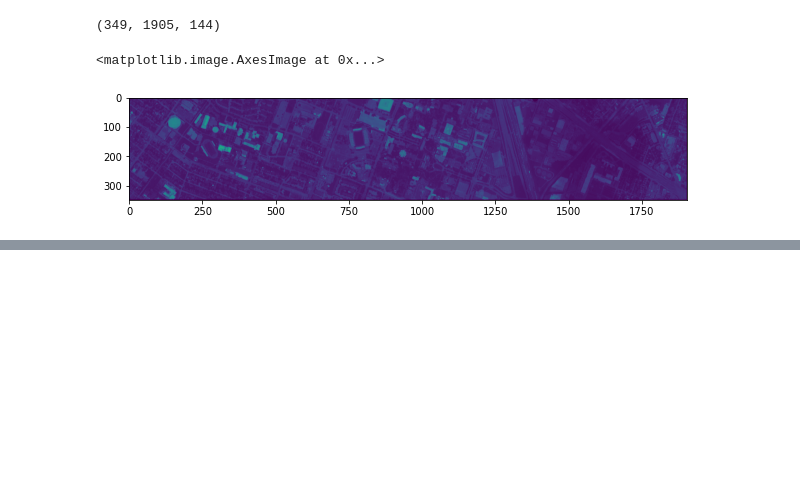
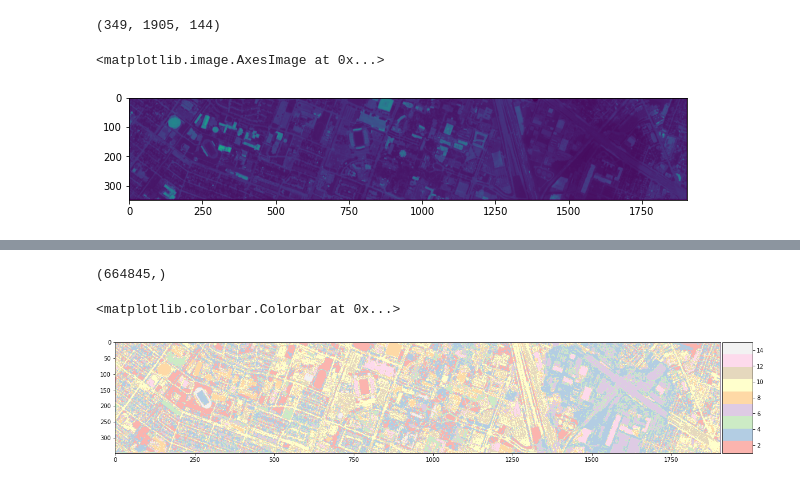
Before and after one commit to CarlosTheran/Python-code-based, a Jupyter notebook: project/hyperspectral_classification.ipynb, the cells around one changed output, grey strips where cells are left out. Saved outputs shown, nothing was run; the diff lists cells and outputs as text; code cells hidden in the pictures; blank space fills up the shorter version.

```diff
--- a/project/hyperspectral_classification.ipynb
+++ b/project/hyperspectral_classification.ipynb
@@ -37,0 +185,17 @@ for ax, image, channel in zip(fig, hs_cube[:,:,(5,50,90,100)], [5,50,90,100]):
+# %%
+from mpl_toolkits.axes_grid1 import make_axes_locatable
+print(output_map.shape)
+map_classified = np.reshape(output_map,(349,1905))
+
+plt.figure(figsize=(20,20))
+ax = plt.axes()
+img = ax.imshow(map_classified, cmap = 'Pastel1')
+divider = make_axes_locatable(ax)
+cax = divider.append_axes("right", size="5%", pad=0.05)
+
+plt.colorbar(img,cax=cax) #orientation="horizontal"
+#plt.show()
+# %% [output]
+(664845,)
+<matplotlib.colorbar.Colorbar at 0x...>
+[figure, added]
```
Also changed, not shown: parts of 11 cells of this notebook.
